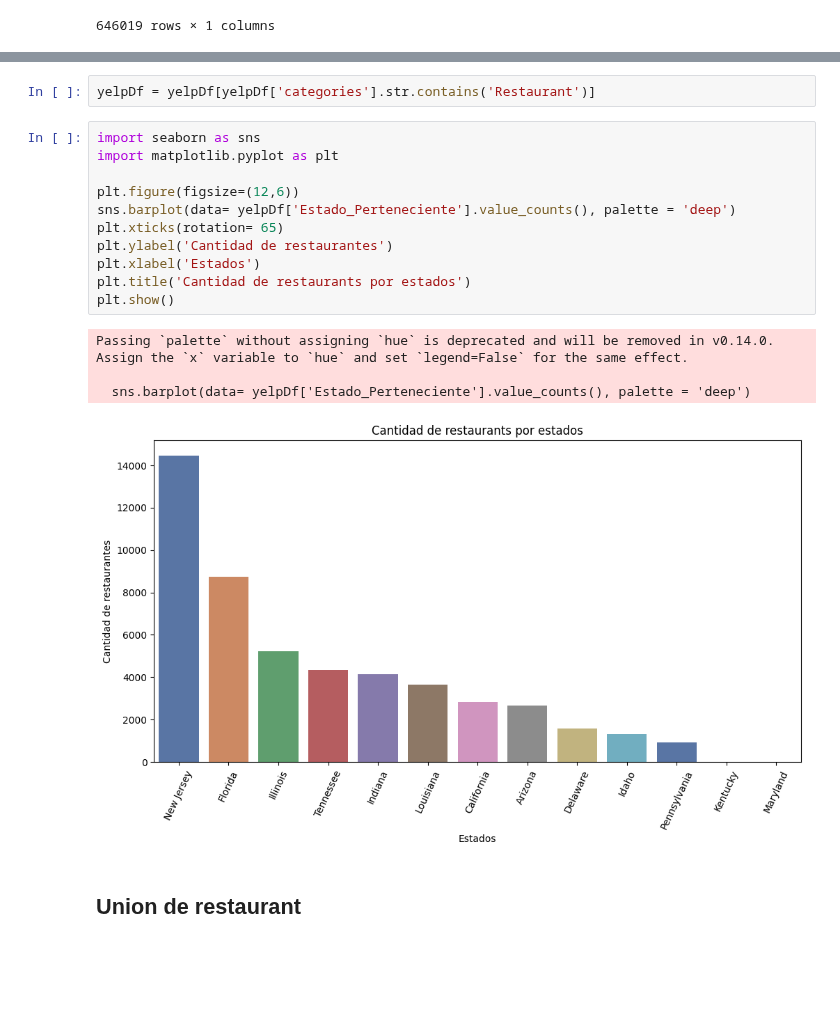
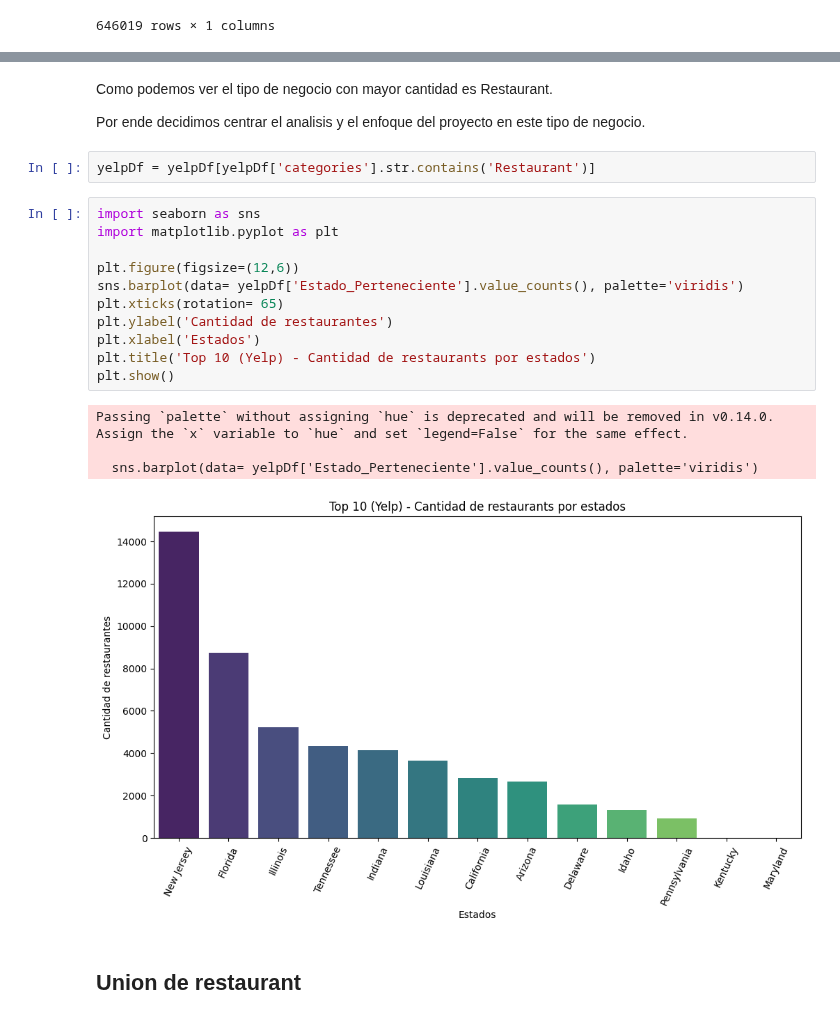
Before and after one commit to Paniceres/GP_Henry, a Jupyter notebook: EDA.ipynb, the cells around one changed output, grey strips where cells are left out. Drawn from its saved outputs; the diff is of its cells as text; blank space fills up the shorter version.

```diff
--- a/EDA.ipynb
+++ b/EDA.ipynb
@@ -128,21 +152,25 @@ Passing `palette` without assigning `hue` is deprecated and will be removed in v
+# %% [markdown]
+Como podemos ver el tipo de negocio con mayor cantidad es Restaurant.
+
+Por ende decidimos centrar el analisis y el enfoque del proyecto en este tipo de negocio.
 # %%
 yelpDf = yelpDf[yelpDf['categories'].str.contains('Restaurant')]
 # %%
 import seaborn as sns
 import matplotlib.pyplot as plt
 
 plt.figure(figsize=(12,6))
-sns.barplot(data= yelpDf['Estado_Perteneciente'].value_counts(), palette = 'deep')
+sns.barplot(data= yelpDf['Estado_Perteneciente'].value_counts(), palette='viridis')
 plt.xticks(rotation= 65)
 plt.ylabel('Cantidad de restaurantes')
 plt.xlabel('Estados')
-plt.title('Cantidad de restaurants por estados')
+plt.title('Top 10 (Yelp) - Cantidad de restaurants por estados')
 plt.show()
 # %% [output]
 Passing `palette` without assigning `hue` is deprecated and will be removed in v0.14.0. Assign the `x` variable to `hue` and set `legend=False` for the same effect.
 
-  sns.barplot(data= yelpDf['Estado_Perteneciente'].value_counts(), palette = 'deep')
+  sns.barplot(data= yelpDf['Estado_Perteneciente'].value_counts(), palette='viridis')
-[figure, old version]
+[figure, new version]
 # %% [markdown]
 ## Union de restaurant
 # %%
```
Also changed, not shown: parts of 26 cells of this notebook.
